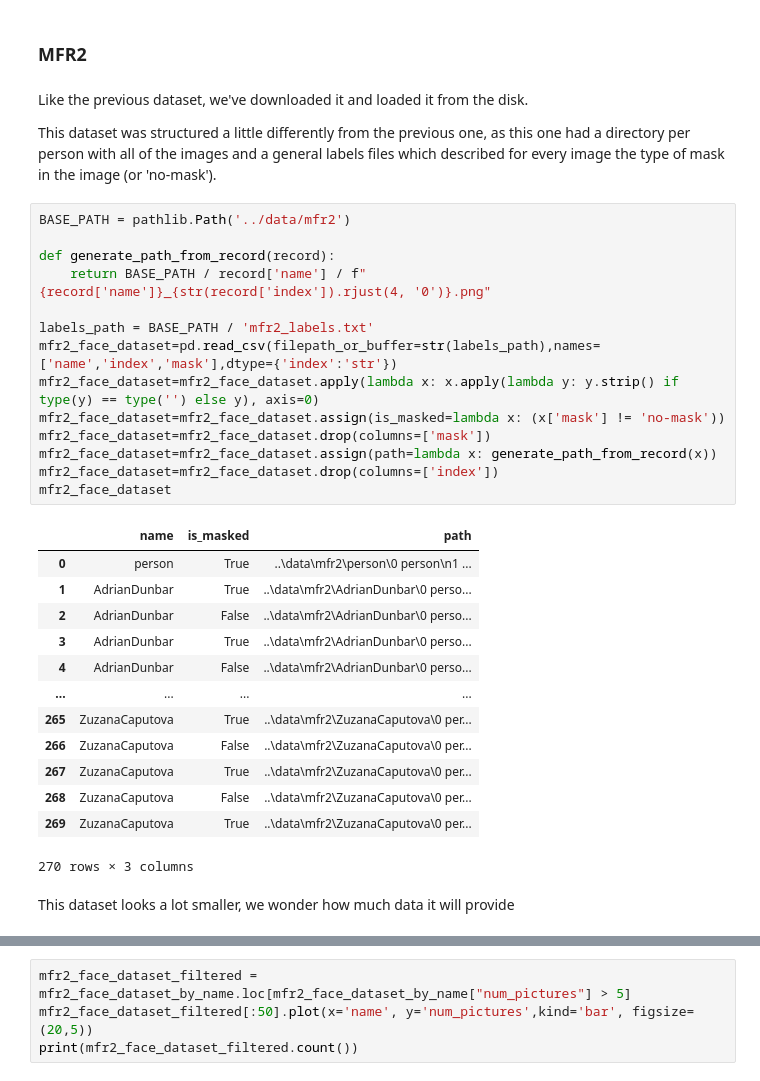
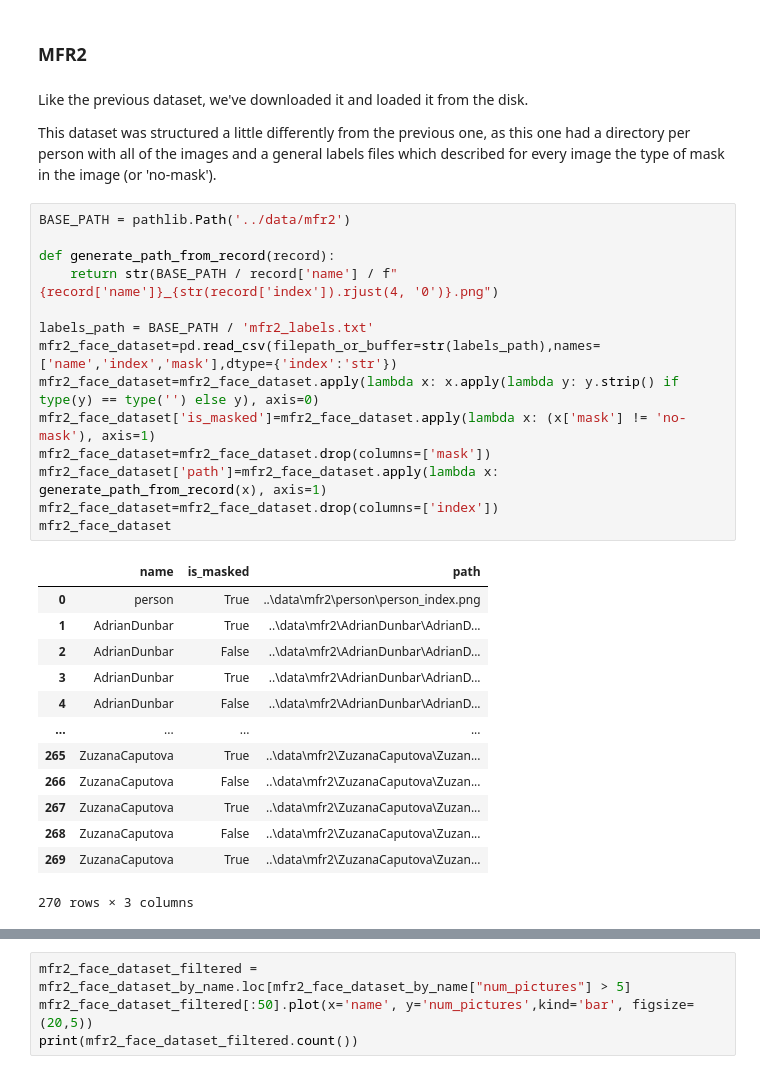
Before and after one commit to ofekari/MaskedFaceDetection, a Jupyter notebook: MaskedFaceDetectionNotebook.ipynb, the cells around one changed output, grey strips where cells are left out. Drawn from its saved outputs; the diff is of its cells as text.

```diff
--- a/MaskedFaceDetectionNotebook.ipynb
+++ b/MaskedFaceDetectionNotebook.ipynb
@@ -271,37 +271,35 @@ We found this dataset and we excpeted a big tagged datatset so we can use it the
 Let's look into this dataset
 # %% [markdown]
 ### MFR2
-# %% [markdown]
-Like the previous dataset, we've downloaded it and loaded it from the disk.
-
-This dataset was structured a little differently from the previous one, as this one had a directory per person with all of the images and a general labels files which described for every image the type of mask in the image (or 'no-mask').
+# %% [markdown]
+Like the previous dataset, we've downloaded it and loaded it from the disk.
+
+This dataset was structured a little differently from the previous one, as this one had a directory per person with all of the images and a general labels files which described for every image the type of mask in the image (or 'no-mask').
 # %%
 BASE_PATH = pathlib.Path('../data/mfr2')
 
 def generate_path_from_record(record):
-    return BASE_PATH / record['name'] / f"{record['name']}_{str(record['index']).rjust(4, '0')}.png"
+    return str(BASE_PATH / record['name'] / f"{record['name']}_{str(record['index']).rjust(4, '0')}.png")
 
 labels_path = BASE_PATH / 'mfr2_labels.txt'
 mfr2_face_dataset=pd.read_csv(filepath_or_buffer=str(labels_path),names=['name','index','mask'],dtype={'index':'str'})
 mfr2_face_dataset=mfr2_face_dataset.apply(lambda x: x.apply(lambda y: y.strip() if type(y) == type('') else y), axis=0)
-mfr2_face_dataset=mfr2_face_dataset.assign(is_masked=lambda x: (x['mask'] != 'no-mask'))
+mfr2_face_dataset['is_masked']=mfr2_face_dataset.apply(lambda x: (x['mask'] != 'no-mask'), axis=1)
 mfr2_face_dataset=mfr2_face_dataset.drop(columns=['mask'])
-mfr2_face_dataset=mfr2_face_dataset.assign(path=lambda x: generate_path_from_record(x))
+mfr2_face_dataset['path']=mfr2_face_dataset.apply(lambda x: generate_path_from_record(x), axis=1)
 mfr2_face_dataset=mfr2_face_dataset.drop(columns=['index'])
 mfr2_face_dataset
 # %% [output]
 |  | name | is_masked | path |
-| 0 | person | True | ..\data\mfr2\person\0 person\n1 ... |
-| 1 | AdrianDunbar | True | ..\data\mfr2\AdrianDunbar\0 perso... |
-| 2 | AdrianDunbar | False | ..\data\mfr2\AdrianDunbar\0 perso... |
-| 3 | AdrianDunbar | True | ..\data\mfr2\AdrianDunbar\0 perso... |
-| 4 | AdrianDunbar | False | ..\data\mfr2\AdrianDunbar\0 perso... |
+| 0 | person | True | ..\data\mfr2\person\person_index.png |
+| 1 | AdrianDunbar | True | ..\data\mfr2\AdrianDunbar\AdrianD... |
+| 2 | AdrianDunbar | False | ..\data\mfr2\AdrianDunbar\AdrianD... |
+| 3 | AdrianDunbar | True | ..\data\mfr2\AdrianDunbar\AdrianD... |
+| 4 | AdrianDunbar | False | ..\data\mfr2\AdrianDunbar\AdrianD... |
 | ... | ... | ... | ... |
-| 265 | ZuzanaCaputova | True | ..\data\mfr2\ZuzanaCaputova\0 per... |
-| 266 | ZuzanaCaputova | False | ..\data\mfr2\ZuzanaCaputova\0 per... |
-| 267 | ZuzanaCaputova | True | ..\data\mfr2\ZuzanaCaputova\0 per... |
-| 268 | ZuzanaCaputova | False | ..\data\mfr2\ZuzanaCaputova\0 per... |
-| 269 | ZuzanaCaputova | True | ..\data\mfr2\ZuzanaCaputova\0 per... |
+| 265 | ZuzanaCaputova | True | ..\data\mfr2\ZuzanaCaputova\Zuzan... |
+| 266 | ZuzanaCaputova | False | ..\data\mfr2\ZuzanaCaputova\Zuzan... |
+| 267 | ZuzanaCaputova | True | ..\data\mfr2\ZuzanaCaputova\Zuzan... |
+| 268 | ZuzanaCaputova | False | ..\data\mfr2\ZuzanaCaputova\Zuzan... |
+| 269 | ZuzanaCaputova | True | ..\data\mfr2\ZuzanaCaputova\Zuzan... |
 270 rows × 3 columns
-# %% [markdown]
-This dataset looks a lot smaller, we wonder how much data it will provide
```
Also changed, not shown: parts of 46 cells of this notebook.
